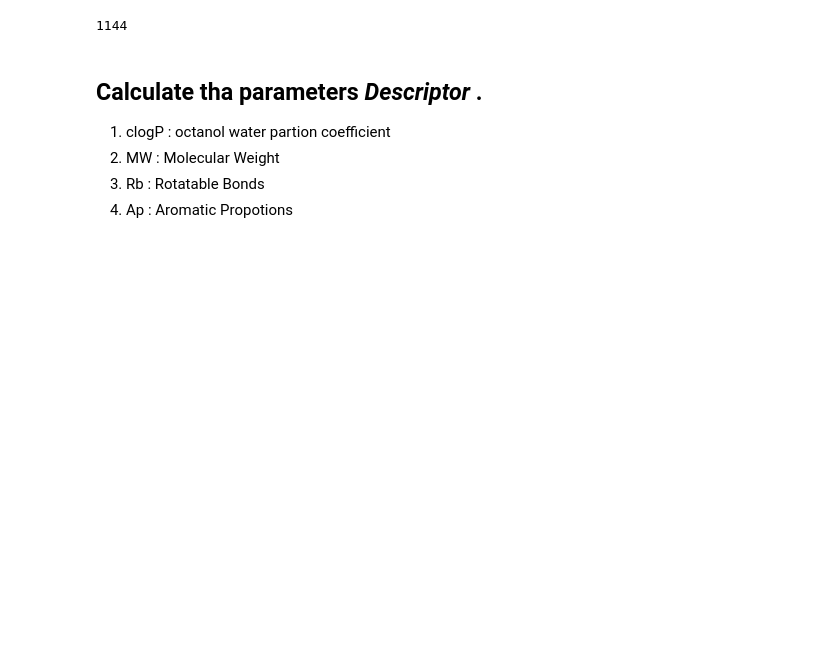
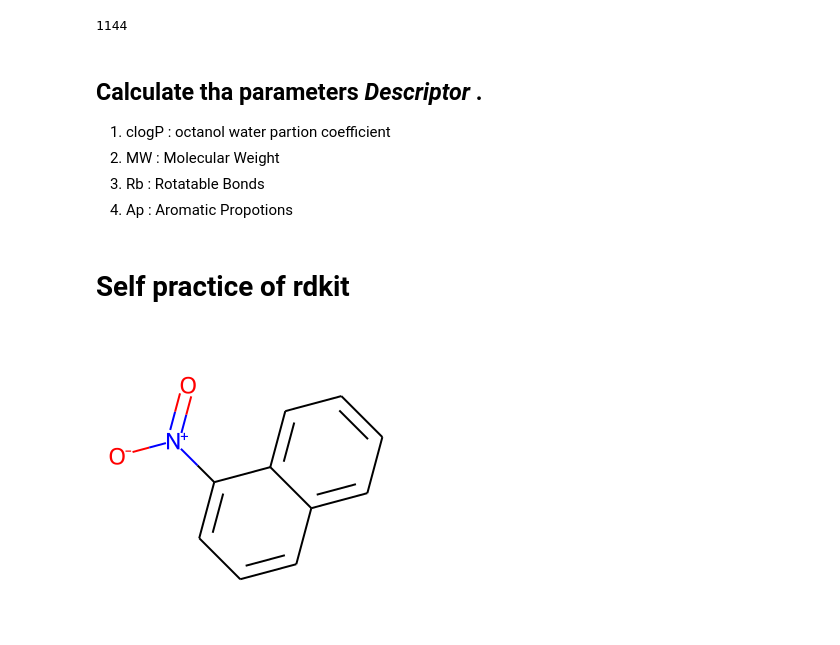
Before and after one commit to rudrajoshi2481/Bioinformatics-Practices, a Jupyter notebook: pyNotebooks/Day01.ipynb, the cells around one changed output. Saved outputs shown, nothing was run; the diff lists cells and outputs as text; code cells hidden in the pictures; blank space fills up the shorter version.

```diff
--- a/pyNotebooks/Day01.ipynb
+++ b/pyNotebooks/Day01.ipynb
@@ -137,3 +137,8 @@ len(mol_list)
 # %%
 import numpy as np
 from rdkit.Chem import Descriptors
+# %% [markdown]
+# **Self practice of rdkit**
+# %%
+m = df.SMILES[100]
+m = Chem.MolFromSmiles(m)
@@ -139,0 +147,4 @@ from rdkit.Chem import Descriptors
+# %%
+Draw.MolToImage(m)
+# %% [output]
+[figure, added]
```
Also changed, not shown: parts of 30 cells of this notebook.
